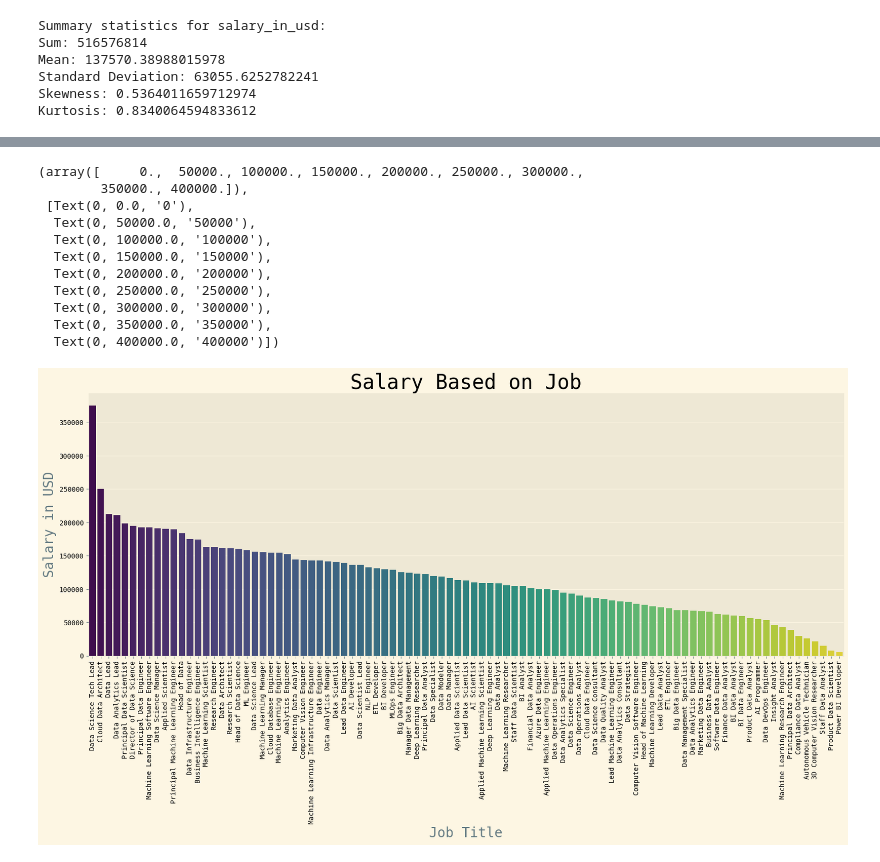
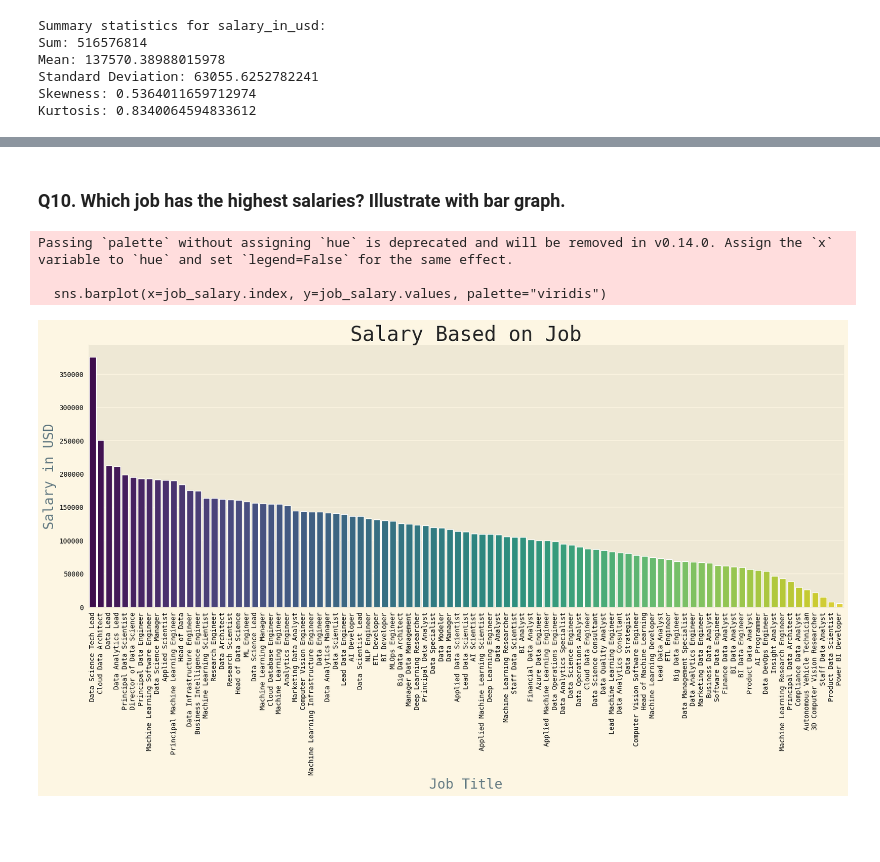
Before and after one commit to OtoYuki/Applied_Data-Science_Coursework, a Jupyter notebook: data_science_salaries.ipynb, the cells around one changed output, grey strips where cells are left out. Cells and saved outputs as stored; diff of their text form; code cells hidden in the pictures; blank space fills up the shorter version.

```diff
--- a/data_science_salaries.ipynb
+++ b/data_science_salaries.ipynb
@@ -197,11 +198,15 @@ Name: experience_level, dtype: object
 # %%
 # Renaming the Experience Level Column as Follows
 # SE - Senior Level/Expert, MI - Medium Level/Intermediate, EN - Entry Level, EX - Executive Level
-data_filtered['experience_level'] = data_filtered['experience_level'].replace(['SE', 'MI', 'EN', 'EX'],
-                                                            ['Senior Level/Expert',
-                                                            'Medium Level/Intermediate',
-                                                            'Entry Level',
-                                                            'Executive Level'])
+data_filtered["experience_level"] = data_filtered["experience_level"].replace(
+    ["SE", "MI", "EN", "EX"],
+    [
+        "Senior Level/Expert",
+        "Medium Level/Intermediate",
+        "Entry Level",
+        "Executive Level",
+    ],
+)
 data_filtered.head()
 # %% [output]
 |  | work_year | experience_level | employment_type | job_title | salary_in_usd | employee_residence | ... |
@@ -322,24 +377,42 @@ plt.xticks(rotation=90)
+# %% [markdown]
+<h3>Q10. Which job has the highest salaries? Illustrate with bar graph.</h3>
 # %%
 # Salaries Based on Job
-job_salary = data.groupby('job_title')['salary_in_usd'].mean().sort_values(ascending=False)
-# Bar Graph for the Salary Based on Job
+# Group the data by 'job_title', calculate the mean salary for each job, and sort the results in descending order
+job_salary = (
+    data_filtered.groupby("job_title")["salary_in_usd"]
+    .mean()
+    .sort_values(ascending=False)
+)
+
+# Create a new figure with a specified size
 plt.figure(figsize=(20, 7))
-sns.barplot(x=job_salary.index, y=job_salary.values, palette='viridis', hue=job_salary.index)
-plt.title('Salary Based on Job', fontsize=30, fontweight=20, fontfamily='monospace')
-plt.xlabel('Job Title', fontsize=20, fontweight=20, fontfamily='monospace')
-plt.xticks(rotation=90, fontsize=10, fontweight=15, fontfamily='monospace', color='black')
-plt.ylabel('Salary in USD', fontsize=20, fontweight=20, fontfamily='monospace')
-plt.yticks(fontsize=10, fontfamily='monospace', color='black')
+
+# Create a bar plot of the mean salaries, with job titles on the x-axis and mean salaries on the y-axis
+# The 'palette' argument specifies the color palette to use
+sns.barplot(x=job_salary.index, y=job_salary.values, palette="viridis")
+
+# Set the title of the plot, with a specified font size, font weight, and font family
+plt.title("Salary Based on Job", fontsize=30, fontweight=20, fontfamily="monospace")
+
+# Set the label for the x-axis, with a specified font size, font weight, and font family
+plt.xlabel("Job Title", fontsize=20, fontweight=20, fontfamily="monospace")
+
+# Rotate the x-axis labels by 90 degrees, and set their font size, font weight, font family, and color
+plt.xticks(
+    rotation=90, fontsize=10, fontweight=15, fontfamily="monospace", color="black"
+)
+
+# Set the label for the y-axis, with a specified font size, font weight, and font family
+plt.ylabel("Salary in USD", fontsize=20, fontweight=20, fontfamily="monospace")
+
+# Set the font size, font family, and color of the y-axis labels
+plt.yticks(fontsize=10, fontfamily="monospace", color="black")
+
+# Display the plot
+plt.show()
 # %% [output]
-(array([     0.,  50000., 100000., 150000., 200000., 250000., 300000.,
-        350000., 400000.]),
- [Text(0, 0.0, '0'),
-  Text(0, 50000.0, '50000'),
-  Text(0, 100000.0, '100000'),
-  Text(0, 150000.0, '150000'),
-  Text(0, 200000.0, '200000'),
-  Text(0, 250000.0, '250000'),
-  Text(0, 300000.0, '300000'),
-  Text(0, 350000.0, '350000'),
-  Text(0, 400000.0, '400000')])
+Passing `palette` without assigning `hue` is deprecated and will be removed in v0.14.0. Assign the `x` variable to `hue` and set `legend=False` for the same effect.
+
+  sns.barplot(x=job_salary.index, y=job_salary.values, palette="viridis")
-[figure, old version]
+[figure, new version]
```
Also changed, not shown: parts of 23 cells of this notebook.
